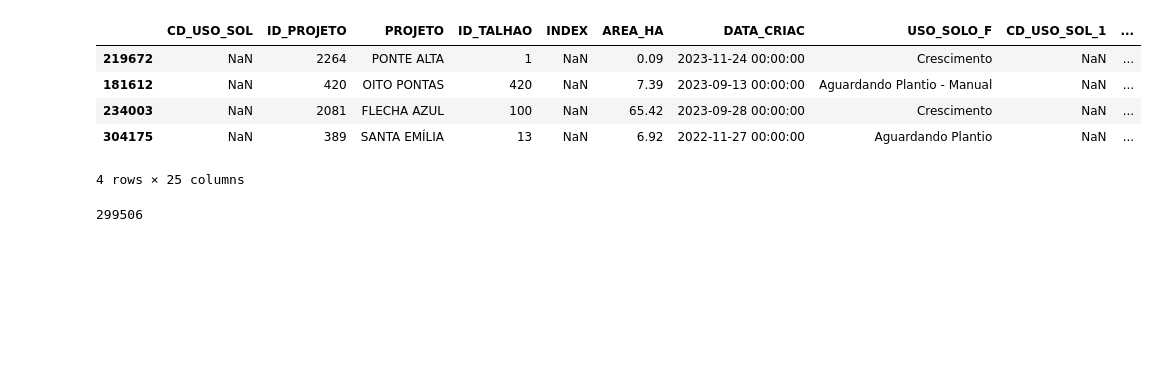
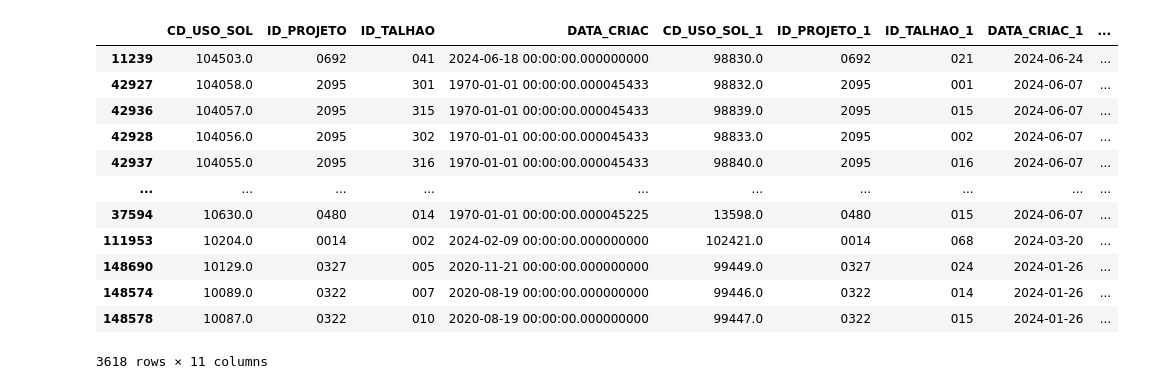
Before and after one commit to Ga-Moura/sop, a Jupyter notebook: retalhonamento.ipynb, the cells around one changed output. Saved outputs shown, nothing was run; the diff lists cells and outputs as text; code cells hidden in the pictures; blank space fills up the shorter version.

```diff
--- a/retalhonamento.ipynb
+++ b/retalhonamento.ipynb
@@ -2,6 +2,12 @@
 import os
 import pandas as pd
 from datetime import datetime
+# %%
+def mascara(df, coluna,n_digitos):
+    df[coluna] = df[coluna].astype(str)
+    df[coluna] = str("000") + df[coluna]
+    df[coluna] = df[coluna].astype(str).str[-n_digitos:]
+    return df
 # %%
 path_retalhonamento = r'\\GLWFS02.lwart.net\LWC-FLORESTAL\Planejamento_e_Controle\Geoprocessamento\02_SETOR\07_CADASTRO\14_BASE RETALHONAMENTOS\DExPARA\SHP'
 # %%
@@ -12,7 +18,7 @@ arquivos_retalhonamentos = []
 # Caminhar pela árvore de diretórios
 for root, dirs, files in os.walk(path_retalhonamento):
     for a in files:
-        if a.endswith('.xlsx') and 'de_para' in a.lower():
+        if a.endswith('.xlsx') and 'de_para' in a.lower() and '~' not in a and not 'parcial' in a.lower() :
             file_path = os.path.join(root, a)
             creation_time = os.path.getctime(file_path)
             creation_date = datetime.fromtimestamp(creation_time).strftime('%Y-%m-%d')
@@ -25,8 +31,3 @@ for root, dirs, files in os.walk(path_retalhonamento):
 colunas_ret = ['Arquivo', 'nome do arquivo', 'data','diretorio']
 links_retalhonamento = pd.DataFrame(arquivos_retalhonamentos, columns=colunas_ret)
 links_retalhonamento = links_retalhonamento.sort_values(['data'], ascending=False).drop_duplicates(['Arquivo'], keep='first')
-#ultimo_arquivo_criado_ret = links_retalhonamento['data'].max()
-#links_retalhonamento = links_retalhonamento[links_retalhonamento['data'] == ultimo_arquivo_criado_ret]
-
-
-display(links_retalhonamento)
@@ -54,9 +56,3 @@ for _, n in links_retalhonamento.iterrows():
     base = pd.read_excel(n['Arquivo'],skiprows=1)
     base['nome_do_arquivo'] = n['nome do arquivo']
     retalhonamentos = pd.concat([retalhonamentos,base], ignore_index=True)
-# %%
-#Criando coluna de apoio para retalhonamentos
-retalhonamentos['delta_talhao'] = retalhonamentos['CD_USO_SOL'] == retalhonamentos['CD_USO_SOL_1']
-
-#Definindo somente o que possuí talhões diferentes
-retalhonamentos = retalhonamentos[retalhonamentos['delta_talhao'] == False]
@@ -63,20 +105,18 @@ retalhonamentos = retalhonamentos[retalhonamentos['delta_talhao'] == False]
 # %%
-retalhonamentos.sample(4)
+retalhonamentos
 # %% [output]
-|  | CD_USO_SOL | ID_PROJETO | PROJETO | ID_TALHAO | INDEX | AREA_HA | DATA_CRIAC | USO_SOLO_F | CD_USO_SOL_1 | ... |
-| 219672 | NaN | 2264 | PONTE ALTA | 1 | NaN | 0.09 | 2023-11-24 00:00:00 | Crescimento | NaN | ... |
-| 181612 | NaN | 420 | OITO PONTAS | 420 | NaN | 7.39 | 2023-09-13 00:00:00 | Aguardando Plantio - Manual | NaN | ... |
-| 234003 | NaN | 2081 | FLECHA AZUL | 100 | NaN | 65.42 | 2023-09-28 00:00:00 | Crescimento | NaN | ... |
-| 304175 | NaN | 389 | SANTA EMÍLIA | 13 | NaN | 6.92 | 2022-11-27 00:00:00 | Aguardando Plantio | NaN | ... |
+|  | CD_USO_SOL | ID_PROJETO | ID_TALHAO | DATA_CRIAC | CD_USO_SOL_1 | ID_PROJETO_1 | ID_TALHAO_1 | DATA_CRIAC_1 | ... |
+| 11239 | 104503.0 | 0692 | 041 | 2024-06-18 00:00:00.000000000 | 98830.0 | 0692 | 021 | 2024-06-24 | ... |
+| 42927 | 104058.0 | 2095 | 301 | 1970-01-01 00:00:00.000045433 | 98832.0 | 2095 | 001 | 2024-06-07 | ... |
+| 42936 | 104057.0 | 2095 | 315 | 1970-01-01 00:00:00.000045433 | 98839.0 | 2095 | 015 | 2024-06-07 | ... |
+| 42928 | 104056.0 | 2095 | 302 | 1970-01-01 00:00:00.000045433 | 98833.0 | 2095 | 002 | 2024-06-07 | ... |
+| 42937 | 104055.0 | 2095 | 316 | 1970-01-01 00:00:00.000045433 | 98840.0 | 2095 | 016 | 2024-06-07 | ... |
+| ... | ... | ... | ... | ... | ... | ... | ... | ... | ... |
+| 37594 | 10630.0 | 0480 | 014 | 1970-01-01 00:00:00.000045225 | 13598.0 | 0480 | 015 | 2024-06-07 | ... |
+| 111953 | 10204.0 | 0014 | 002 | 2024-02-09 00:00:00.000000000 | 102421.0 | 0014 | 068 | 2024-03-20 | ... |
+| 148690 | 10129.0 | 0327 | 005 | 2020-11-21 00:00:00.000000000 | 99449.0 | 0327 | 024 | 2024-01-26 | ... |
+| 148574 | 10089.0 | 0322 | 007 | 2020-08-19 00:00:00.000000000 | 99446.0 | 0322 | 014 | 2024-01-26 | ... |
+| 148578 | 10087.0 | 0322 | 010 | 2020-08-19 00:00:00.000000000 | 99447.0 | 0322 | 015 | 2024-01-26 | ... |
-4 rows × 25 columns
+3618 rows × 11 columns
-# %%
-#Número de talhões retalhonados
-n_de_retalhonamentos = retalhonamentos.shape[0]
-print(n_de_retalhonamentos)
-
-#Nome do arquivo de retalhonamento em uso
-arquivo_retalhonamento_em_uso = links_retalhonamento['nome do arquivo'].iloc[0]
-# %% [output]
-299506
 # %%
 retalhonamentos.to_excel('base_retalhonamentos.xlsx')
```
Also changed, not shown: parts of 3 cells of this notebook, 2 other files.
